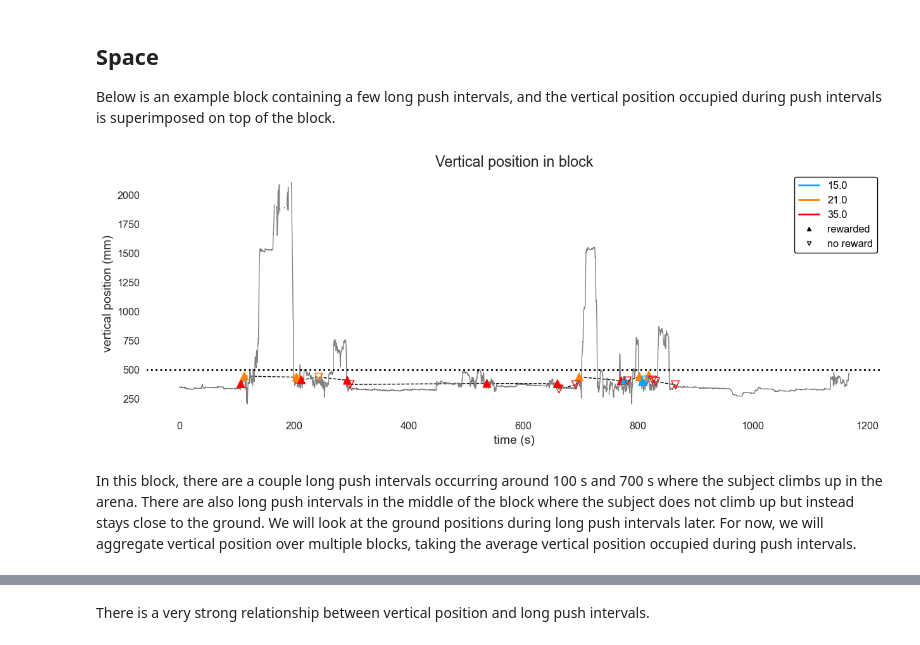
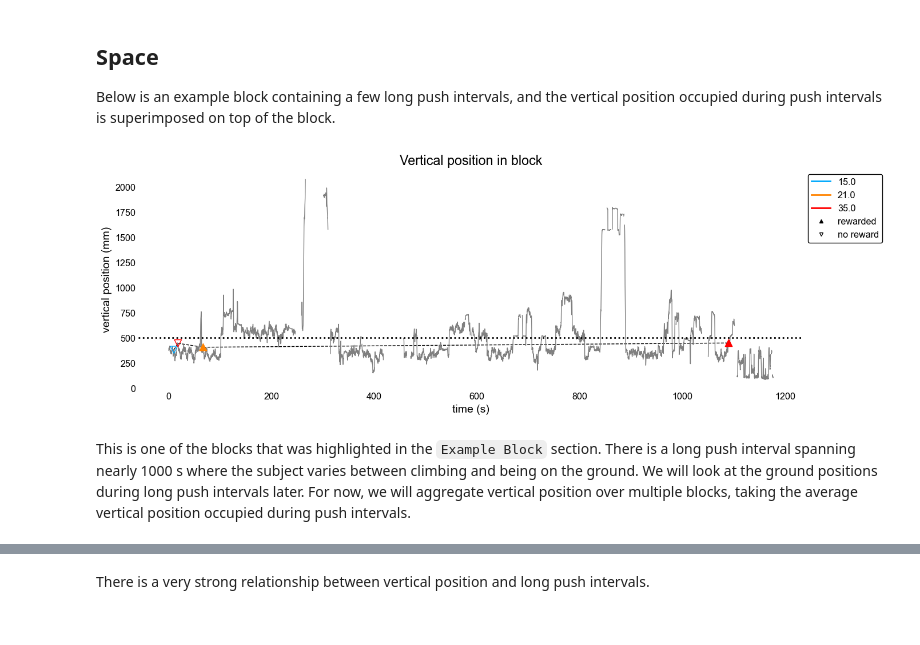
Before and after one commit to XaqLab/Foraging, a Jupyter notebook: notebooks/Data Cleaning.ipynb, the cells around one changed output, grey strips where cells are left out. Saved outputs shown, nothing was run; the diff lists cells and outputs as text; code cells hidden in the pictures.

```diff
--- a/notebooks/Data Cleaning.ipynb
+++ b/notebooks/Data Cleaning.ipynb
@@ -197,12 +197,13 @@ Below is an example block containing a few long push intervals, and the vertical
 # %%
 from foraging.plotting.behavior import plot_vertical_position_in_block
 
-conds = {'subject': 'marco', 'session': 20211221, 'block': 6}
+conds = {'subject': 'marco', 'session': 20211213, 'block': 7}
 plot_vertical_position_in_block(df, conds, EXPERIMENT_DIR)
 # %% [output]
-[figure, old version]
+[figure, new version]
 # %% [markdown]
-In this block, there are a couple long push intervals occurring around 100 s and 700 s where the subject climbs up in the arena. There are also long push intervals in the middle of the block where the subject does not climb up but instead stays close to the ground. We will look at the ground positions during long push intervals later. For now, we will aggregate vertical position over multiple blocks, taking the average vertical position occupied during push intervals.
+This is one of the blocks that was highlighted in the `Example Block` section. There is a long push interval spanning nearly 1000 s where the subject varies between climbing and being on the ground.
+We will look at the ground positions during long push intervals later. For now, we will aggregate vertical position over multiple blocks, taking the average vertical position occupied during push intervals.
 # %%
 %%capture --no-display
 from foraging.plotting.behavior import plot_vertical_position_long_vs_medium_pushes
```
Also changed, not shown: parts of 8 cells of this notebook, 9 other files.
